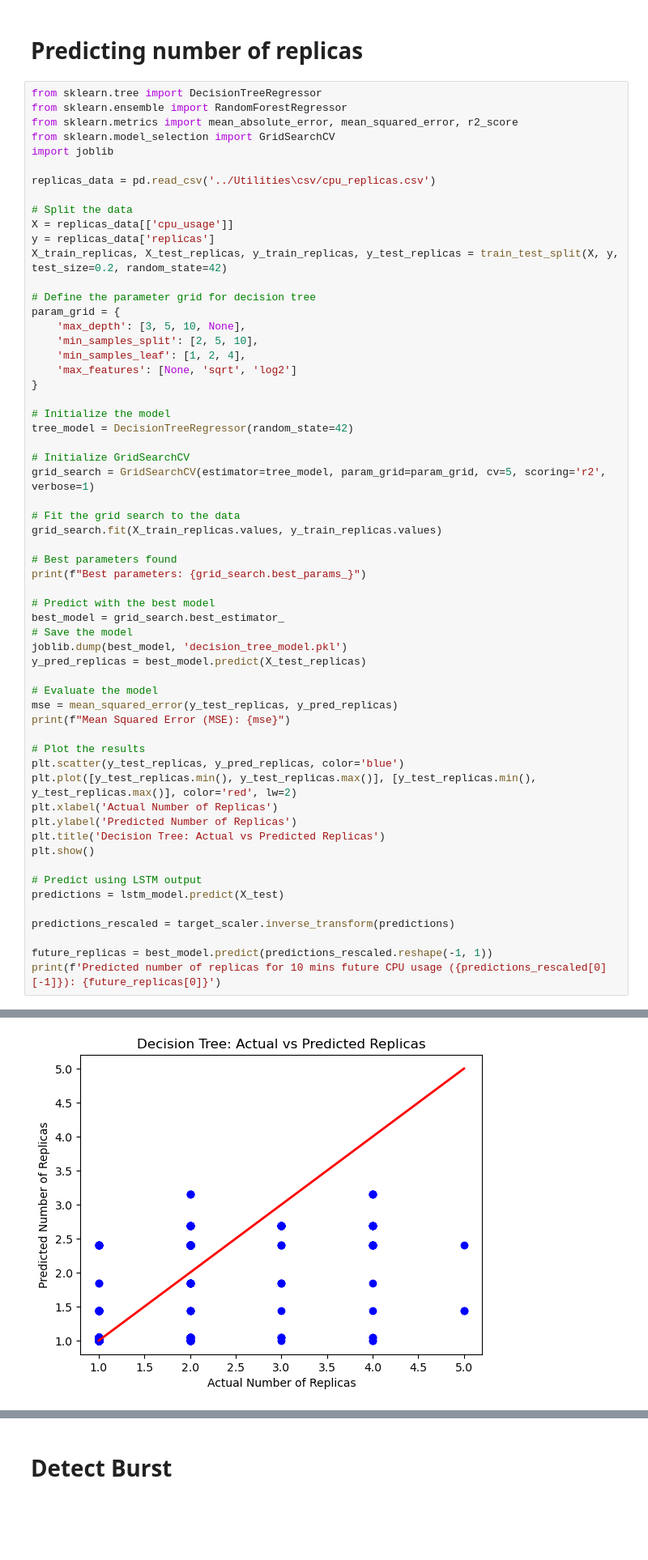
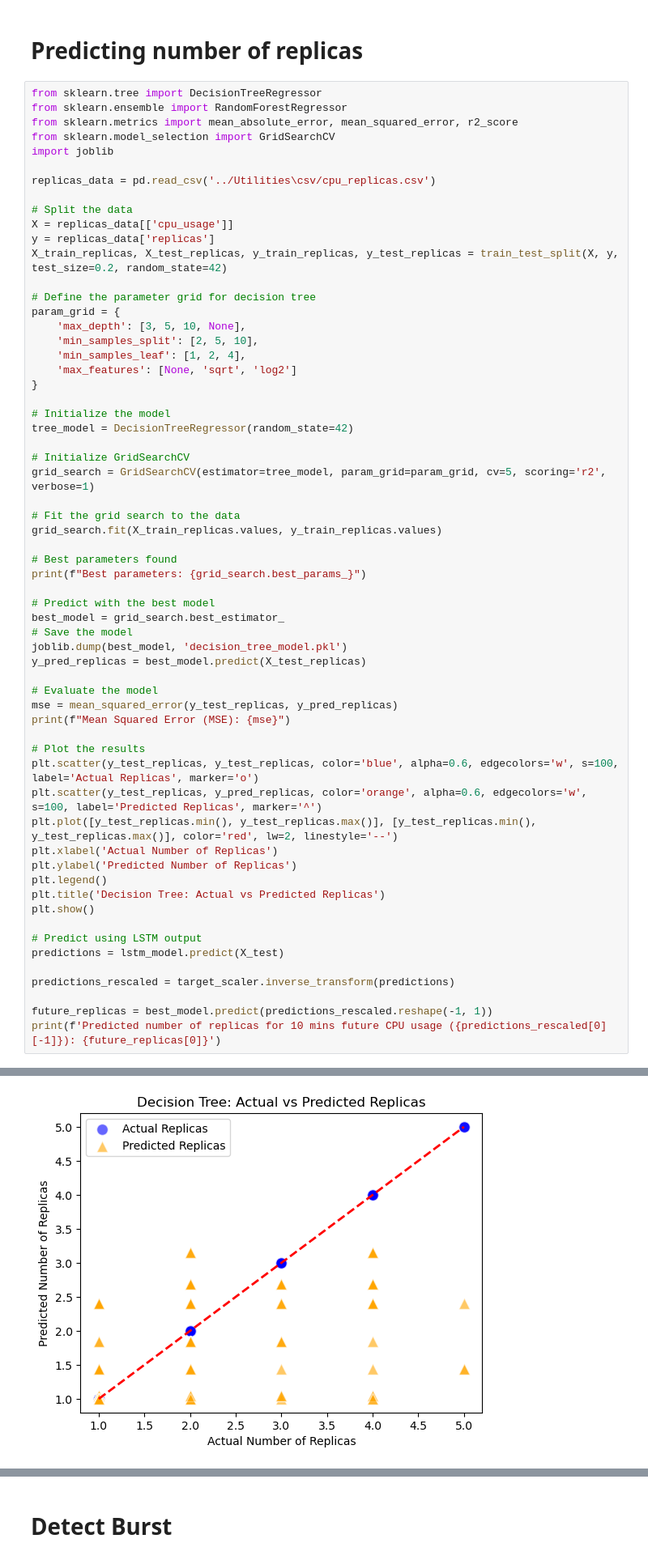
Before and after one commit to BrandonStreets-Mcleod/dissertation-test-code, a Jupyter notebook: Python/forecasting-model-test.ipynb, the cells around one changed output, grey strips where cells are left out. Shown at 81% size. Cells and saved outputs as stored; diff of their text form; blank space fills up the shorter version.

```diff
--- a/Python/forecasting-model-test.ipynb
+++ b/Python/forecasting-model-test.ipynb
@@ -437,33 +435,35 @@ grid_search.fit(X_train_replicas.values, y_train_replicas.values)
 # Best parameters found
 print(f"Best parameters: {grid_search.best_params_}")
 
 # Predict with the best model
 best_model = grid_search.best_estimator_
 # Save the model
 joblib.dump(best_model, 'decision_tree_model.pkl')
 y_pred_replicas = best_model.predict(X_test_replicas)
 
 # Evaluate the model
 mse = mean_squared_error(y_test_replicas, y_pred_replicas)
 print(f"Mean Squared Error (MSE): {mse}")
 
 # Plot the results
-plt.scatter(y_test_replicas, y_pred_replicas, color='blue')
-plt.plot([y_test_replicas.min(), y_test_replicas.max()], [y_test_replicas.min(), y_test_replicas.max()], color='red', lw=2)
+plt.scatter(y_test_replicas, y_test_replicas, color='blue', alpha=0.6, edgecolors='w', s=100, label='Actual Replicas', marker='o')
+plt.scatter(y_test_replicas, y_pred_replicas, color='orange', alpha=0.6, edgecolors='w', s=100, label='Predicted Replicas', marker='^')
+plt.plot([y_test_replicas.min(), y_test_replicas.max()], [y_test_replicas.min(), y_test_replicas.max()], color='red', lw=2, linestyle='--')
 plt.xlabel('Actual Number of Replicas')
 plt.ylabel('Predicted Number of Replicas')
+plt.legend()
 plt.title('Decision Tree: Actual vs Predicted Replicas')
 plt.show()
 
 # Predict using LSTM output
 predictions = lstm_model.predict(X_test)
 
 predictions_rescaled = target_scaler.inverse_transform(predictions)
 
 future_replicas = best_model.predict(predictions_rescaled.reshape(-1, 1))
 print(f'Predicted number of replicas for 10 mins future CPU usage ({predictions_rescaled[0][-1]}): {future_replicas[0]}')
 # %% [output]
 Fitting 5 folds for each of 108 candidates, totalling 540 fits
 Best parameters: {'max_depth': 3, 'max_features': None, 'min_samples_leaf': 1, 'min_samples_split': 2}
 Mean Squared Error (MSE): 0.006791290158334831
-[figure, old version]
+[figure, new version]
```
Also changed, not shown: parts of 6 cells of this notebook, 6 other files.
